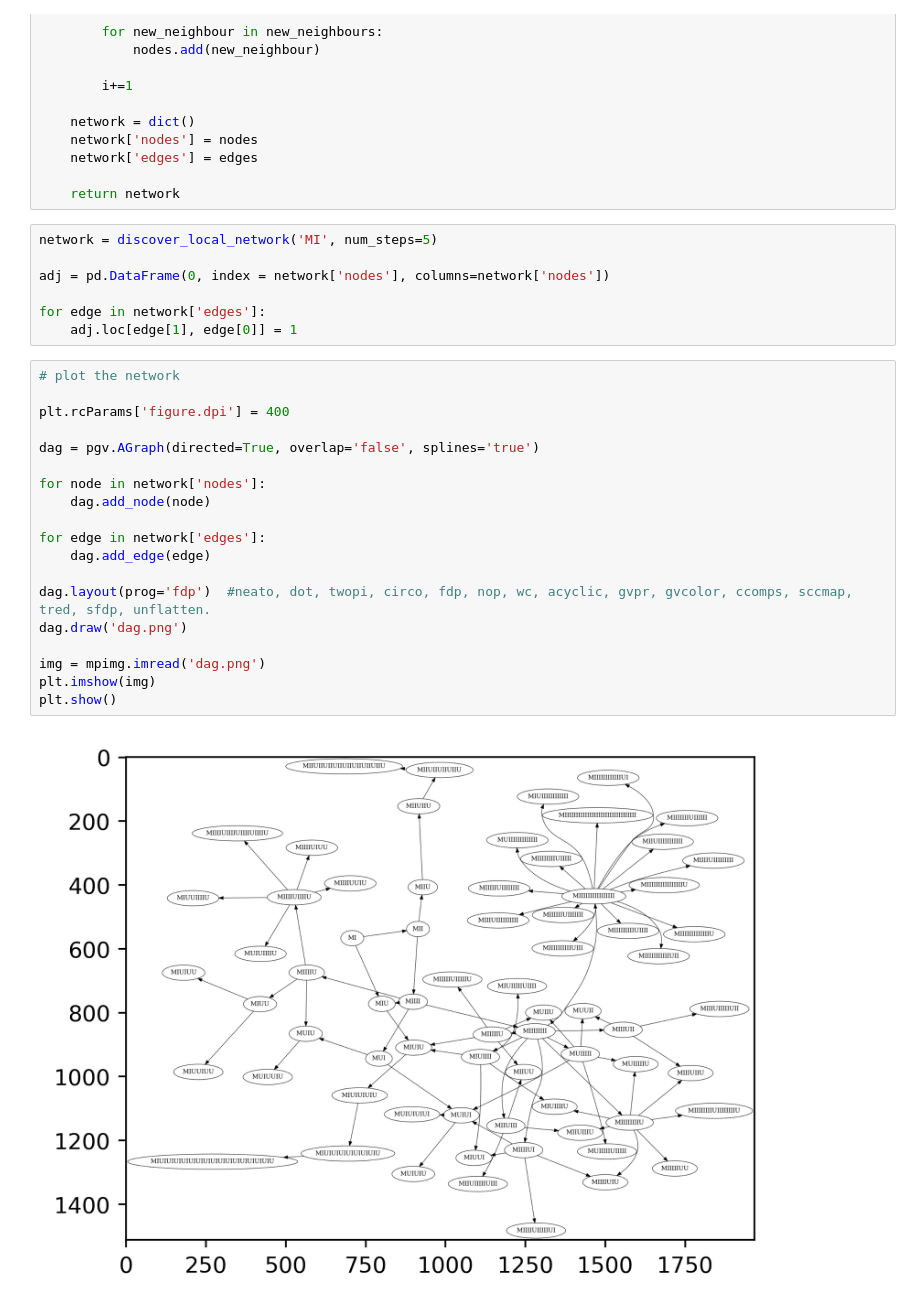
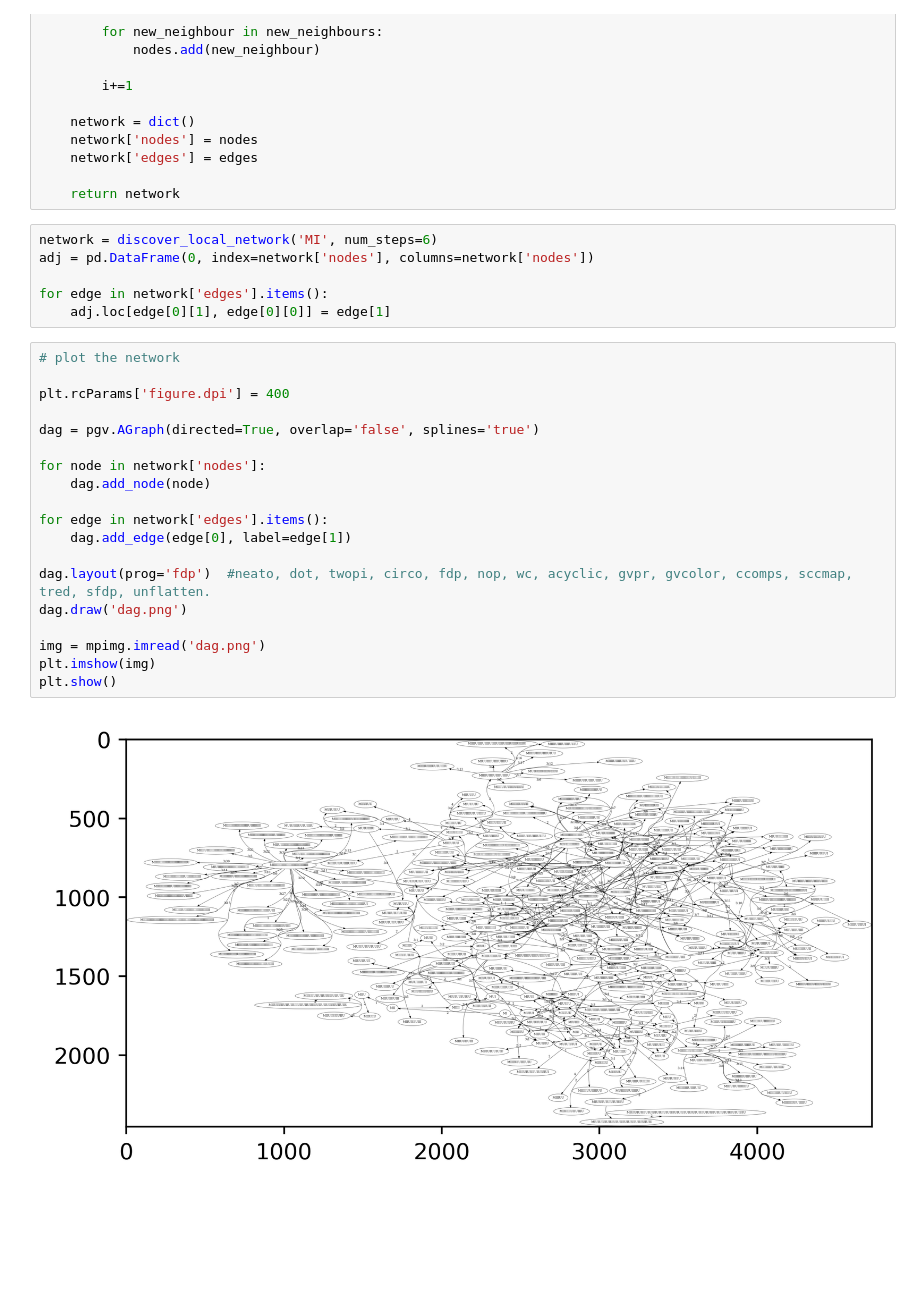
Before and after one commit to teerev/hofstadter-miu-puzzle, a Jupyter notebook: miu.ipynb, the cells around one changed output. Saved outputs shown, nothing was run; the diff lists cells and outputs as text; blank space fills up the shorter version.

Commit message:
added labels to edges

```diff
--- a/miu.ipynb
+++ b/miu.ipynb
@@ -186,30 +186,29 @@ def discover_local_network(string, num_steps):
 
     return network
 # %%
-network = discover_local_network('MI', num_steps=5)
+network = discover_local_network('MI', num_steps=6)
+adj = pd.DataFrame(0, index=network['nodes'], columns=network['nodes'])
 
-adj = pd.DataFrame(0, index = network['nodes'], columns=network['nodes'])
-
-for edge in network['edges']:
-    adj.loc[edge[1], edge[0]] = 1
+for edge in network['edges'].items():
+    adj.loc[edge[0][1], edge[0][0]] = edge[1]
 # %%
 # plot the network
 
 plt.rcParams['figure.dpi'] = 400
 
 dag = pgv.AGraph(directed=True, overlap='false', splines='true')
 
 for node in network['nodes']:
     dag.add_node(node)
 
-for edge in network['edges']:
-    dag.add_edge(edge)
+for edge in network['edges'].items():
+    dag.add_edge(edge[0], label=edge[1])
 
 dag.layout(prog='fdp')  #neato, dot, twopi, circo, fdp, nop, wc, acyclic, gvpr, gvcolor, ccomps, sccmap, tred, sfdp, unflatten.
 dag.draw('dag.png')
 
 img = mpimg.imread('dag.png')
 plt.imshow(img)
 plt.show()
 # %% [output]
-[figure, old version]
+[figure, new version]
```
